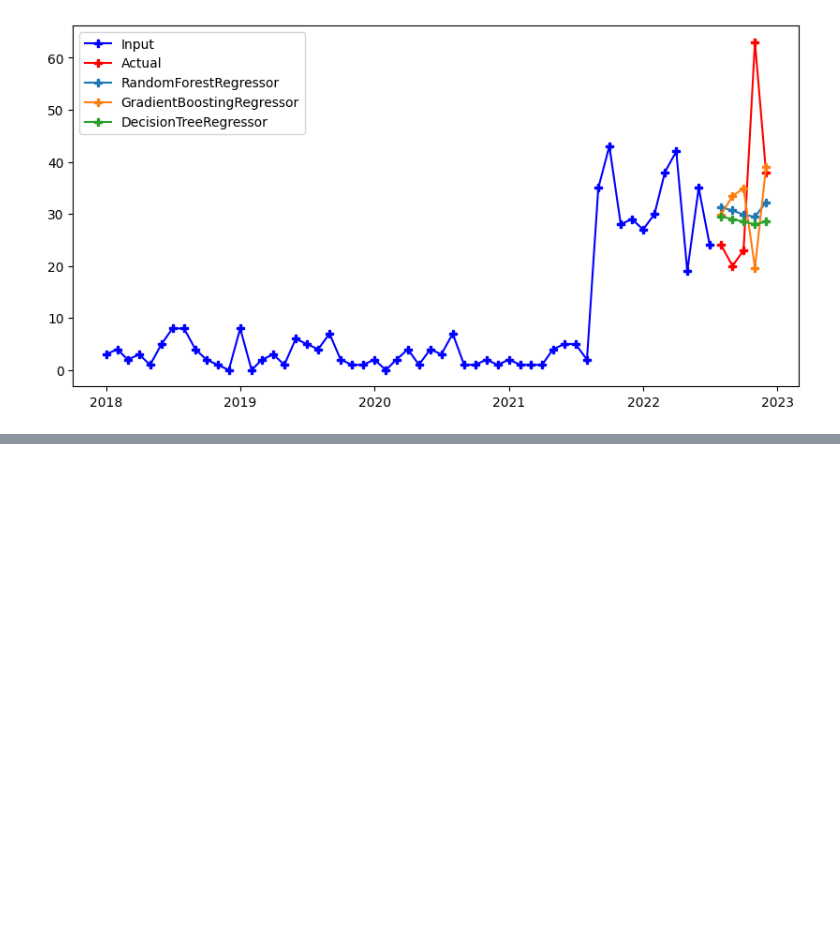
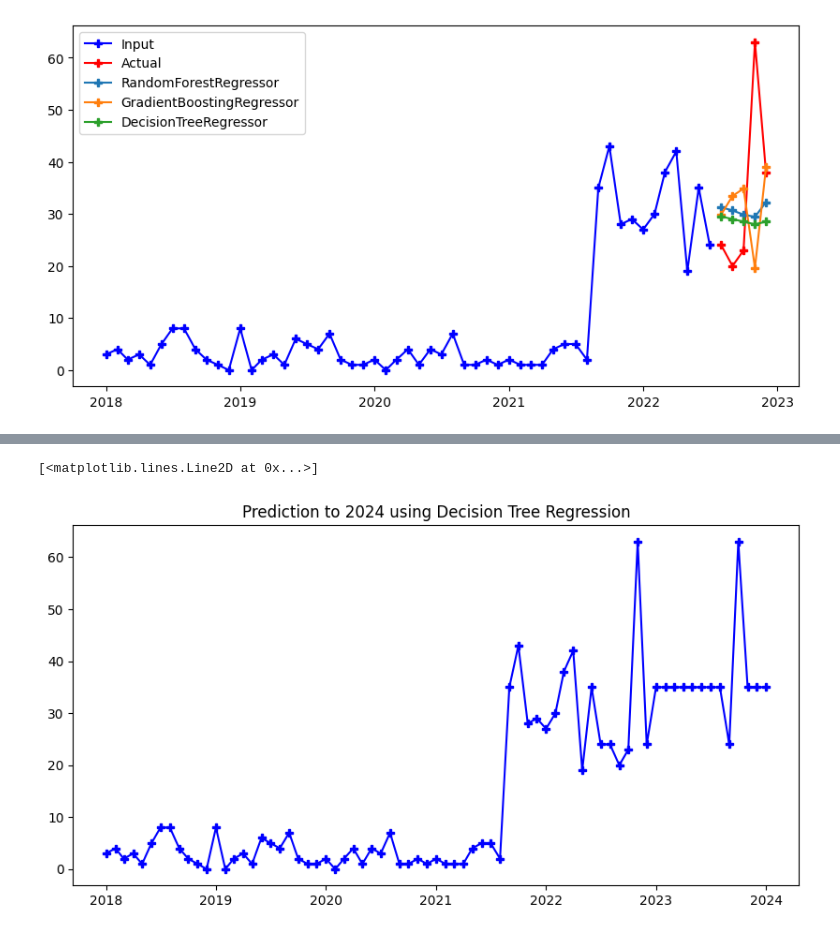
Before and after one commit to Joeyloganpython/Capstone, a Jupyter notebook: ML/County_timeseries.ipynb, the cells around one changed output, grey strips where cells are left out. Cells and saved outputs as stored; diff of their text form; code cells hidden in the pictures; blank space fills up the shorter version.

```diff
--- a/ML/County_timeseries.ipynb
+++ b/ML/County_timeseries.ipynb
@@ -325,0 +405,8 @@ ax.plot(_.index, _["Count"], marker='P', color='blue',)
+# %%
+_ = pred_to_year("Decision Forest", criterion = "friedman_mse", max_features = "log2", orig_df= time_series_df[:-1])
+fig, ax = plt.subplots(figsize=(10, 5))
+plt.title("Prediction to 2024 using Decision Tree Regression")
+ax.plot(_.index, _["Count"], marker='P', color='blue',)
+# %% [output]
+[<matplotlib.lines.Line2D at 0x...>]
+[figure, added]
```
Also changed, not shown: parts of 20 cells of this notebook.
